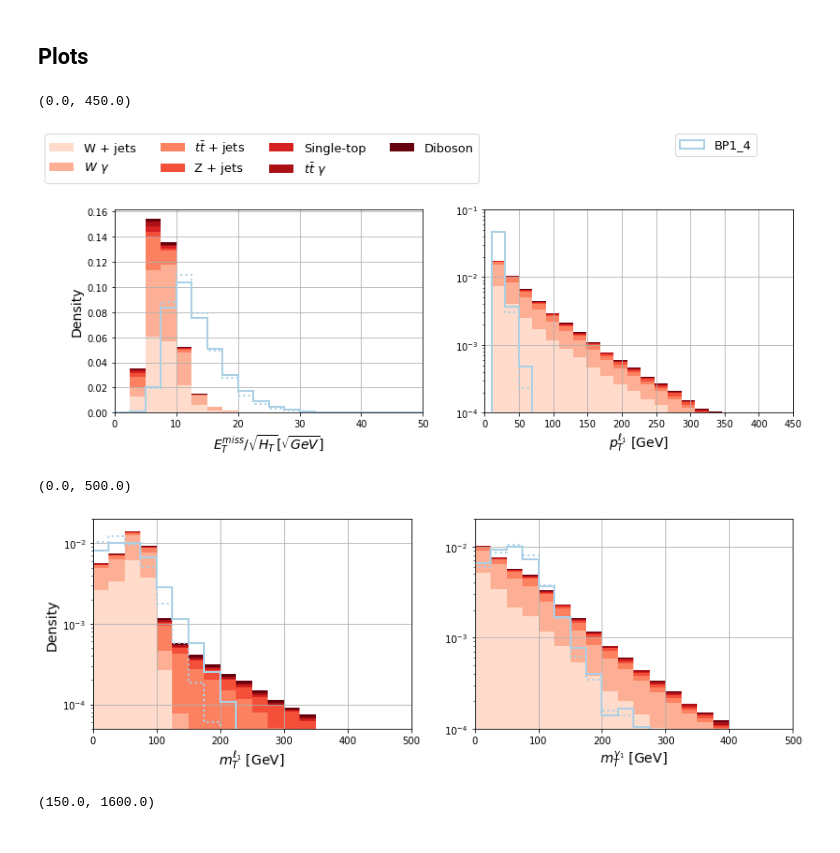
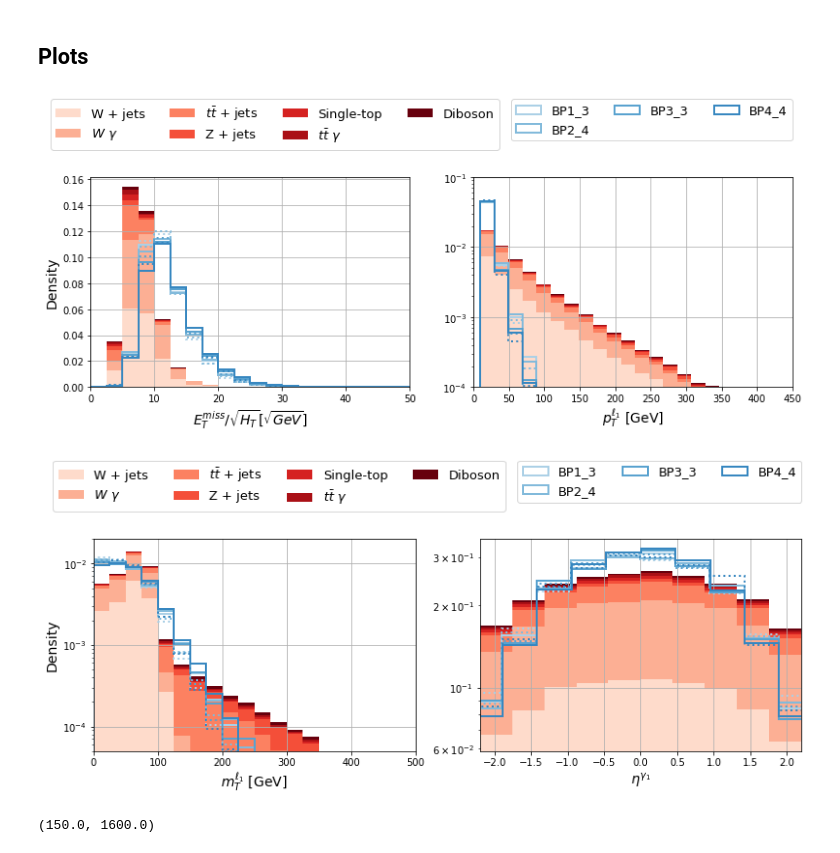
Before and after one commit to Martindelosrios/MLLHC, a Jupyter notebook: codes/AnalysisVars.ipynb, the cells around one changed output. Drawn from its saved outputs; the diff is of its cells as text; code cells hidden in the pictures.

Commit message:
minor modification to plots

```diff
--- a/codes/AnalysisVars.ipynb
+++ b/codes/AnalysisVars.ipynb
@@ -877,7 +857,7 @@ for i in range(len(photon_NP)):
 # %% [markdown]
 ## Plots
 # %%
-BPs2plot = ['BP1_4']
+BPs2plot = ['BP1_3','BP2_4','BP3_3','BP4_4']
 cmap = cm.get_cmap('Blues', 18)
 #cmap = ['coral']
 sm_color = 'black'
@@ -913,7 +893,7 @@ bkg_list = [MET_sig_wjets[:wjets_sample], MET_sig_wgamma[:wgamma_sample], MET_si
            ]
 
 ax[ncol].hist(bkg_list , nbins, stacked=True, density=True, color = colors, range = bin_range)
-ax[ncol].legend(labels = bkg_labels,fontsize=13,bbox_to_anchor=(1.20, 1.4), ncol = 4)
+ax[ncol].legend(labels = bkg_labels,fontsize=13,bbox_to_anchor=(1.30, 1.4), ncol = 4)
 
 for i, bps2plot in enumerate(BPs2plot):
     ind0 = np.where(np.asarray(name) == bps2plot + '_n2')[0][0]
@@ -949,7 +929,7 @@ for i, bps2plot in enumerate(BPs2plot):
     ind1 = np.where(np.asarray(name) == bps2plot + '_n3')[0][0]
     ax[ncol].hist(lepton_NP[ind1][:,0], bins=nbins, lw=2, edgecolor=cmap(i+3), histtype='step', zorder=2, range = bin_range, density = True, ls = ':')
     #ax[ncol].hist(np.hstack((lepton_NP[ind0][:,0],lepton_NP[ind1][:,0])), bins=nbins, lw=2, edgecolor=cmap(i+3), histtype='step', zorder=2, range = bin_range, density = True, label = bps2plot)
-ax[ncol].legend(loc='upper right',fontsize=13,bbox_to_anchor=(0.9, 1.4), ncol = 3)
+ax[ncol].legend(loc='upper right',fontsize=13,bbox_to_anchor=(1.02, 1.4), ncol = 3)
 
 
 ax[ncol].grid()
@@ -959,10 +939,9 @@ ax[ncol].set_yscale('log')
 ax[ncol].set_ylim(1e-4,0.1)
 ax[ncol].set_xlim(0,450)
 
-#plt.savefig('../graph/MET_sig_PT_lepton_dist.pdf', bbox_inches='tight')
+plt.savefig('../graph/MET_sig_PT_lepton_BPs_z5.pdf', bbox_inches='tight')
 # %% [output]
-(0.0, 450.0)
-[figure, old version]
+[figure, new version]
 # %%
 fig,ax = plt.subplots(1,2, figsize = (13,4))
 
@@ -980,51 +959,52 @@ bkg_list = [mT_lepton_wjets[:wjets_sample], mT_lepton_wgamma[:wgamma_sample], mT
            ]
 
 ax[ncol].hist(bkg_list , nbins, stacked=True, density=True, color = colors, range = bin_range)
-#ax[ncol].legend(labels = bkg_labels,fontsize=13,bbox_to_anchor=(1.35, 1.4), ncol = 4)
+ax[ncol].legend(labels = bkg_labels,fontsize=13,bbox_to_anchor=(1.3, 1.4), ncol = 4)
 
 for i, bps2plot in enumerate(BPs2plot):
     ind0 = np.where(np.asarray(name) == bps2plot + '_n2')[0][0]
     ax[ncol].hist(mT_lepton_NP[ind0], bins=nbins, lw=2, edgecolor=cmap(i+3), histtype='step', zorder=2, range = bin_range, density = True)
     ind1 = np.where(np.asarray(name) == bps2plot + '_n3')[0][0]
     ax[ncol].hist(mT_lepton_NP[ind1], bins=nbins, lw=2, edgecolor=cmap(i+3), histtype='step', zorder=2, range = bin_range, density = True, ls = ':')
 
 
 ax[ncol].grid()
 ax[ncol].set_xlabel(r"$m_{T}^{\ell_{1}}$ [GeV]",fontsize=14)
 ax[ncol].set_yscale('log')
 ax[ncol].set_xlim(0,500)
 ax[ncol].set_ylim(5e-5,2e-2)
 ax[ncol].set_ylabel("Density",fontsize=14)
 
-# Mt photon
+# eta Photon -----------------------------------------------------------------------------------------------------------------------
 ncol = 1
-nbins = 20
-bin_range = [0,500]
+nbins = 10
+bin_range = [-2.2,2.2]
 
-bkg_list = [mT_photon_wjets[:wjets_sample], mT_photon_wgamma[:wgamma_sample], mT_photon_ttjets[:ttjets_sample],
-            mT_photon_zjets[:zjets_sample],
-            np.concatenate((mT_photon_tj[:tj_sample], mT_photon_tb[:tb_sample], mT_photon_tw[:tw_sample])),
-            mT_photon_ttgamma[:ttgamma_sample],
-            np.concatenate((mT_photon_zz[:zz_sample], mT_photon_wz[:wz_sample], mT_photon_ww[:ww_sample]))
+bkg_list = [photon_wjets[:wjets_sample,1], photon_wgamma[:wgamma_sample,1], photon_ttjets[:ttjets_sample,1],
+            photon_zjets[:zjets_sample,1],
+            np.concatenate((photon_tj[:tj_sample,1], photon_tb[:tb_sample,1], photon_tw[:tw_sample,1])),
+            photon_ttgamma[:ttgamma_sample,1],
+            np.concatenate((photon_zz[:zz_sample,1],photon_wz[:wz_sample,1],photon_ww[:ww_sample,1]))
            ]
 
-ax[ncol].hist(bkg_list , nbins, stacked=True, density=True, color = colors, range = bin_range)
+ax[ncol].hist(bkg_list , bins = nbins, stacked=True, density=True, color = colors, range = bin_range)
 
 for i, bps2plot in enumerate(BPs2plot):
     ind0 = np.where(np.asarray(name) == bps2plot + '_n2')[0][0]
-    ax[ncol].hist(mT_photon_NP[ind0], bins=nbins, lw=2, edgecolor=cmap(i+3), histtype='step', zorder=2, range = bin_range, density = True, label = bps2plot)
+    ax[ncol].hist(photon_NP[ind0][:,1], bins=nbins, lw=2, edgecolor=cmap(i+3), histtype='step', zorder=2, density = True, label = bps2plot)
     ind1 = np.where(np.asarray(name) == bps2plot + '_n3')[0][0]
-    ax[ncol].hist(mT_photon_NP[ind1], bins=nbins, lw=2, edgecolor=cmap(i+3), histtype='step', zorder=2, range = bin_range, density = True, ls = ':')
-#ax[ncol].legend(loc='upper right',fontsize=13,bbox_to_anchor=(1., 1.4), ncol = 3)
+    ax[ncol].hist(photon_NP[ind1][:,1], bins=nbins, lw=2, edgecolor=cmap(i+3), histtype='step', zorder=2, density = True, ls = ':')
+
+
+ax[ncol].legend(loc='upper right',fontsize=13,bbox_to_anchor=(1.02, 1.4), ncol = 3)
 
 ax[ncol].grid()
-ax[ncol].set_xlabel(r"$m_{T}^{\gamma_{1}}$ [GeV]",fontsize=14)
-ax[ncol].set_ylabel("")
+ax[ncol].set_xlabel(r"$\eta^{\gamma_{1}}$",fontsize=14)
 ax[ncol].set_yscale('log')
-ax[ncol].set_ylim(1e-4,2e-2)
-ax[ncol].set_xlim(0,500)
+ax[ncol].set_xlim(-2.2,2.2)
+#ax[ncol].set_ylabel("Density",fontsize=14)
 
-#plt.savefig('../graph/mt_lepton_mt_photon.pdf', bbox_inches='tight')
+
+plt.savefig('../graph/mt_lepton_eta_photon_BPs_z5.pdf', bbox_inches='tight')
 # %% [output]
-(0.0, 500.0)
-[figure, old version]
+[figure, new version]
```
Also changed, not shown: parts of 2 cells of this notebook.
